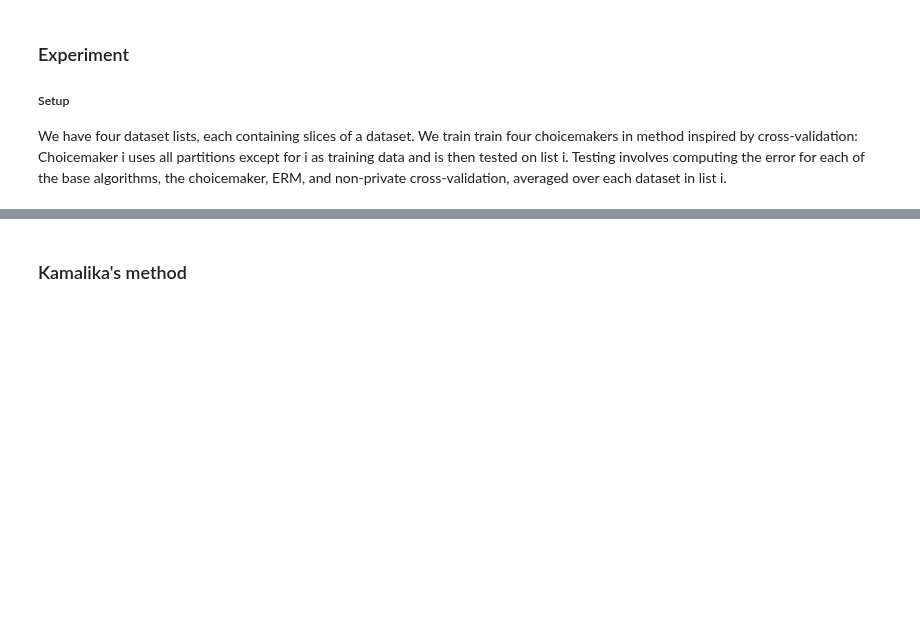
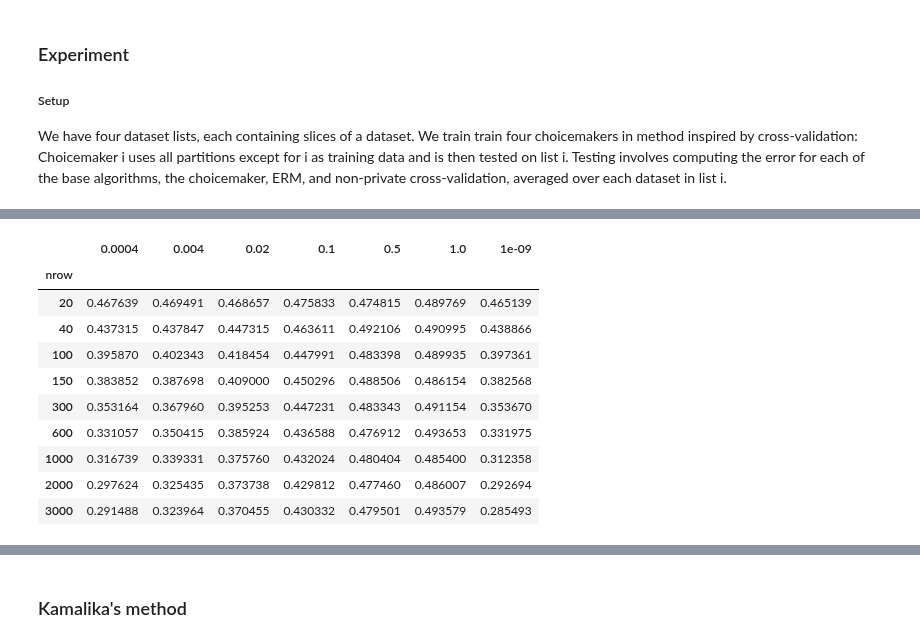
Before and after one commit to jimola/S18_Research, a Jupyter notebook: Python/LogRegChoice.ipynb, the cells around one changed output, grey strips where cells are left out. Drawn from its saved outputs; the diff is of its cells as text; code cells hidden in the pictures; blank space fills up the shorter version.

```diff
--- a/Python/LogRegChoice.ipynb
+++ b/Python/LogRegChoice.ipynb
@@ -194,0 +190,6 @@ magic_data = pickle.load(open('log_regression_metadata2/magic_slices.pkl', 'rb')
+# %%
+#TODO: switch to roc auc score.
+c = adult.columns[-1]
+db_adult = DB(adult.drop(c, axis=1), adult[c], epsilon=0.1)
+c = default.columns[-1]
+db_default = DB(default.drop(c, axis=1), default[c], epsilon=0.1)
@@ -194,0 +200,14 @@ magic_data = pickle.load(open('log_regression_metadata2/magic_slices.pkl', 'rb')
+# %%
+db = db_adult
+clf = DPLogisticRegression(0.1, C=0.1, K=1.02, fit_intercept=True)
+clf.set_epsilon(100)
+kf = model_selection.KFold(5)
+arr = []
+for train_idx, test_idx in kf.split(db.X):
+    X_test = db.X.iloc[test_idx]
+    y_test = db.y.iloc[test_idx]
+    X_train = db.X.iloc[train_idx]
+    y_train = db.y.iloc[train_idx]
+    clf.fit(X_train, y_train)
+    #print(clf.logit.coef_)
+    print(clf.logit.score(X_test, y_test))
@@ -212,0 +238,13 @@ adult_cm.algs = alg_list()
+# %%
+local_dir = 'log_regression_metadata/'
+def do_exp(data, index, msl=10, md=2):
+    loc = local_dir + 'cm_' + str(index) + '.pkl'
+    if rerun_exps[index]:
+        cm = get_cm(data)
+        pickle.dump(cm, open(loc, 'wb'))
+    else:
+        cm = pickle.load(open(loc, 'rb'))
+    cm.model = sklearn.tree.DecisionTreeClassifier(min_samples_leaf=msl, max_depth=md)
+    cm.retrain_model()
+    cm.algs = alg_list()
+    return cm
@@ -308,0 +274,16 @@ magic_cm.algs = alg_list()
+# %%
+magic_cm = do_exp(magic_data, 3)
+# %%
+magic_cm.regrets.groupby(magic_cm.X.nrow).mean()
+# %% [output]
+|  | 0.0004 | 0.004 | 0.02 | 0.1 | 0.5 | 1.0 | 1e-09 |
+| nrow |  |  |  |  |  |  |  |
+| 20 | 0.467639 | 0.469491 | 0.468657 | 0.475833 | 0.474815 | 0.489769 | 0.465139 |
+| 40 | 0.437315 | 0.437847 | 0.447315 | 0.463611 | 0.492106 | 0.490995 | 0.438866 |
+| 100 | 0.395870 | 0.402343 | 0.418454 | 0.447991 | 0.483398 | 0.489935 | 0.397361 |
+| 150 | 0.383852 | 0.387698 | 0.409000 | 0.450296 | 0.488506 | 0.486154 | 0.382568 |
+| 300 | 0.353164 | 0.367960 | 0.395253 | 0.447231 | 0.483343 | 0.491154 | 0.353670 |
+| 600 | 0.331057 | 0.350415 | 0.385924 | 0.436588 | 0.476912 | 0.493653 | 0.331975 |
+| 1000 | 0.316739 | 0.339331 | 0.375760 | 0.432024 | 0.480404 | 0.485400 | 0.312358 |
+| 2000 | 0.297624 | 0.325435 | 0.373738 | 0.429812 | 0.477460 | 0.486007 | 0.292694 |
+| 3000 | 0.291488 | 0.323964 | 0.370455 | 0.430332 | 0.479501 | 0.493579 | 0.285493 |
```
Also changed, not shown: parts of 39 cells of this notebook.
